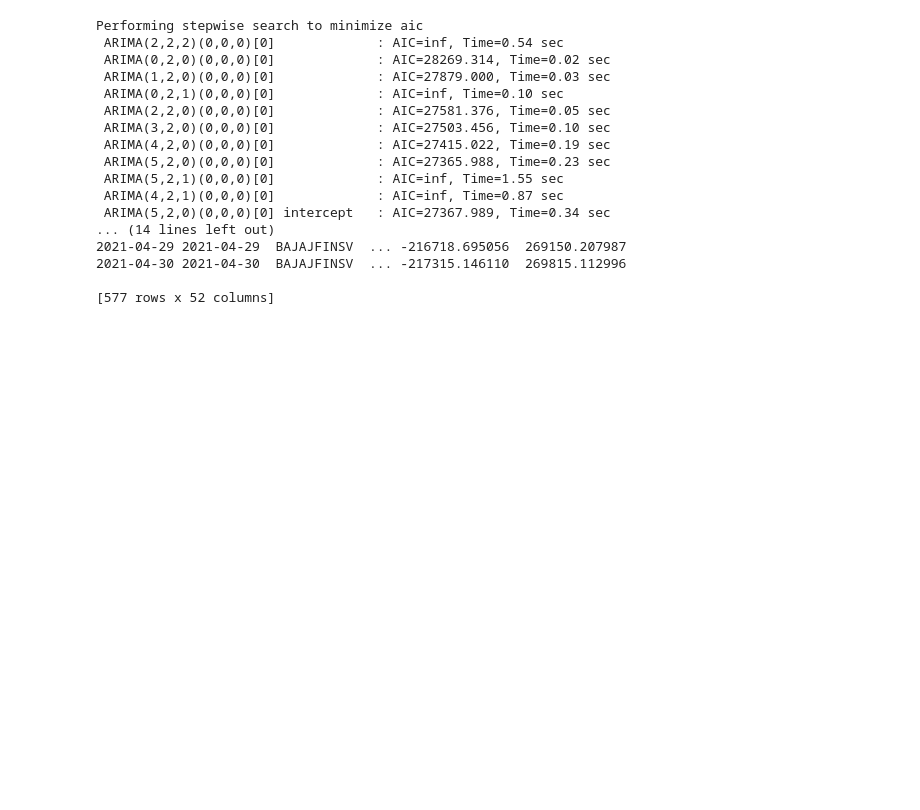
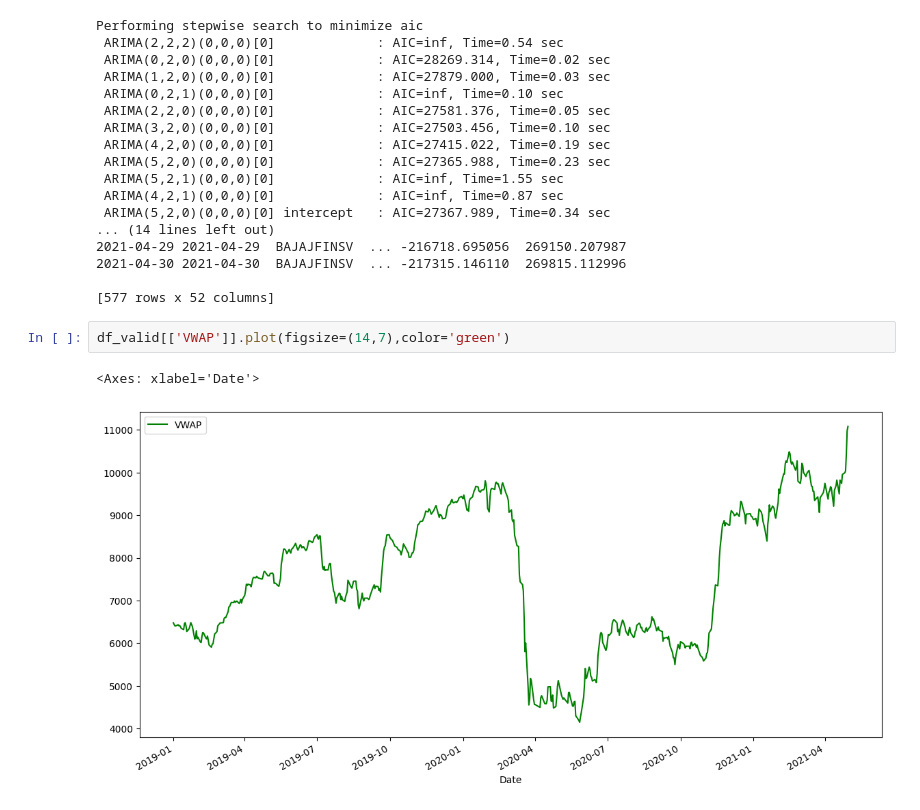
Before and after one commit to santr4/ml_projects, a Jupyter notebook: NIFTY-50 STOCK MARKET(BAJAJFINSV)/NIFTY-50_time_series.ipynb, the cells around one changed output. Drawn from its saved outputs; the diff is of its cells as text; blank space fills up the shorter version.

```diff
--- a/NIFTY-50 STOCK MARKET(BAJAJFINSV)/NIFTY-50_time_series.ipynb
+++ b/NIFTY-50 STOCK MARKET(BAJAJFINSV)/NIFTY-50_time_series.ipynb
@@ -198,3 +198,8 @@ Performing stepwise search to minimize aic
 2021-04-30 2021-04-30  BAJAJFINSV  ... -217315.146110  269815.112996
 
 [577 rows x 52 columns]
+# %%
+df_valid[['VWAP']].plot(figsize=(14,7),color='green')
+# %% [output]
+<Axes: xlabel='Date'>
+[figure, added]
```
Also changed, not shown: parts of 2 cells of this notebook.
